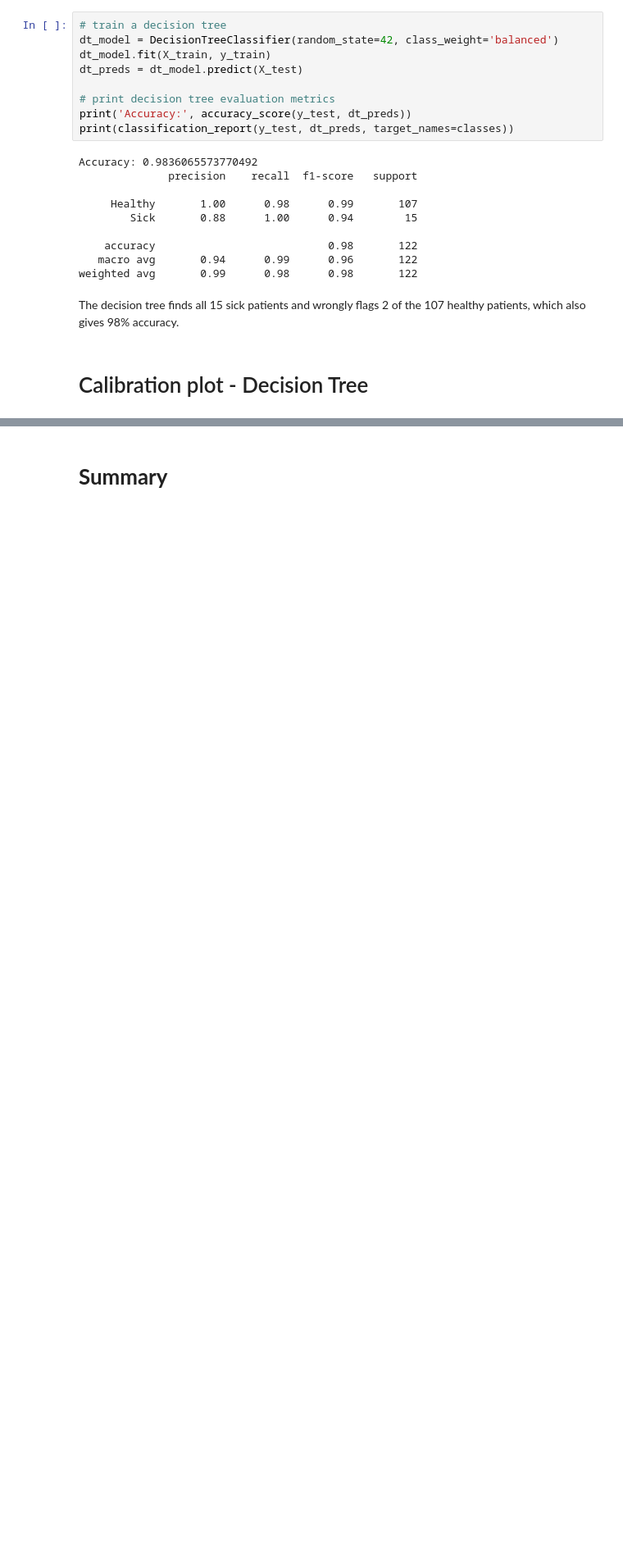
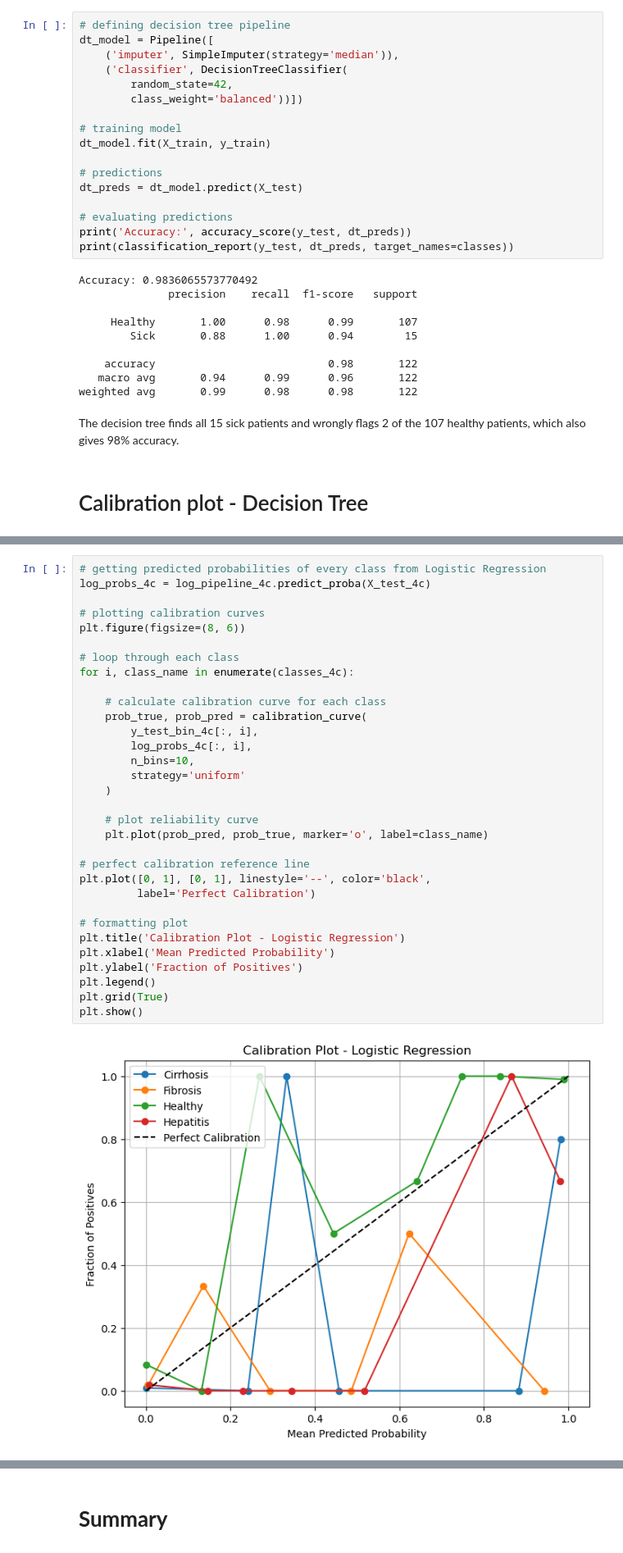
Before and after one commit to omaralhajjaj4-star/hcv-ML-DS-project, a Jupyter notebook: ml_models.ipynb, the cells around one changed output, grey strips where cells are left out. Shown at 82% size. Saved outputs shown, nothing was run; the diff lists cells and outputs as text; blank space fills up the shorter version.

```diff
--- a/ml_models.ipynb
+++ b/ml_models.ipynb
@@ -391,12 +427,20 @@ plt.show()
 # %% [markdown]
 # Decision tree
 # %%
-# train a decision tree
-dt_model = DecisionTreeClassifier(random_state=42, class_weight='balanced')
+# defining decision tree pipeline
+dt_model = Pipeline([
+    ('imputer', SimpleImputer(strategy='median')),
+    ('classifier', DecisionTreeClassifier(
+        random_state=42,
+        class_weight='balanced'))])
+
+# training model
 dt_model.fit(X_train, y_train)
+
+# predictions
 dt_preds = dt_model.predict(X_test)
 
-# print decision tree evaluation metrics
+# evaluating predictions
 print('Accuracy:', accuracy_score(y_test, dt_preds))
 print(classification_report(y_test, dt_preds, target_names=classes))
 # %% [output]
@@ -444,0 +580,34 @@ plt.show()
+# %%
+# getting predicted probabilities of every class from Logistic Regression
+log_probs_4c = log_pipeline_4c.predict_proba(X_test_4c)
+
+# plotting calibration curves
+plt.figure(figsize=(8, 6))
+
+# loop through each class
+for i, class_name in enumerate(classes_4c):
+
+    # calculate calibration curve for each class
+    prob_true, prob_pred = calibration_curve(
+        y_test_bin_4c[:, i],
+        log_probs_4c[:, i],
+        n_bins=10,
+        strategy='uniform'
+    )
+
+    # plot reliability curve
+    plt.plot(prob_pred, prob_true, marker='o', label=class_name)
+
+# perfect calibration reference line
+plt.plot([0, 1], [0, 1], linestyle='--', color='black',
+         label='Perfect Calibration')
+
+# formatting plot
+plt.title('Calibration Plot - Logistic Regression')
+plt.xlabel('Mean Predicted Probability')
+plt.ylabel('Fraction of Positives')
+plt.legend()
+plt.grid(True)
+plt.show()
+# %% [output]
+[figure, added]
```
Also changed, not shown: parts of 69 cells of this notebook, 6 other files.
